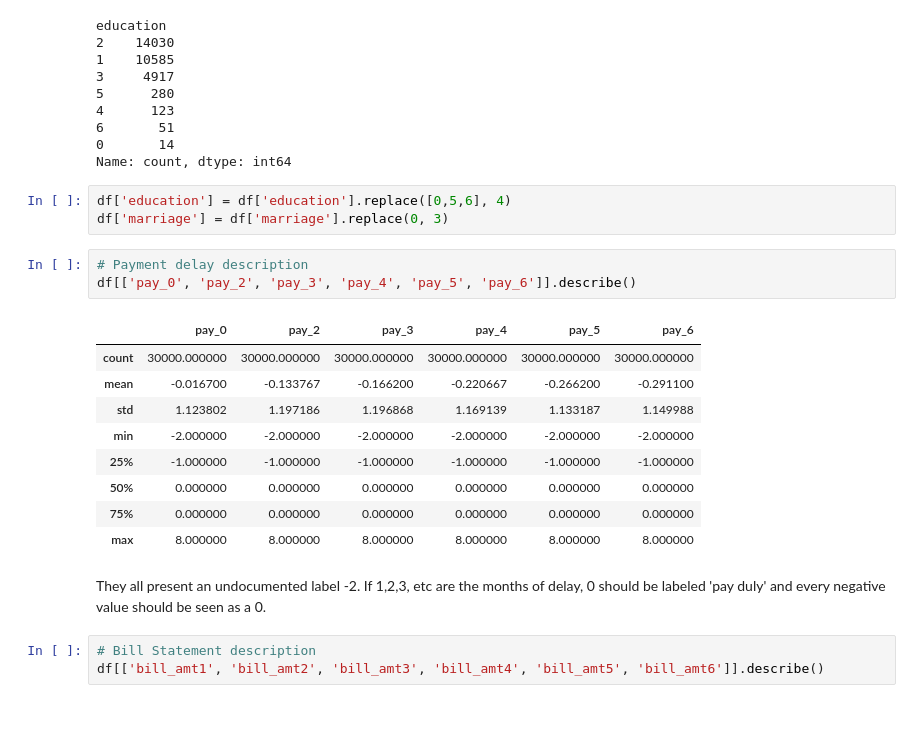
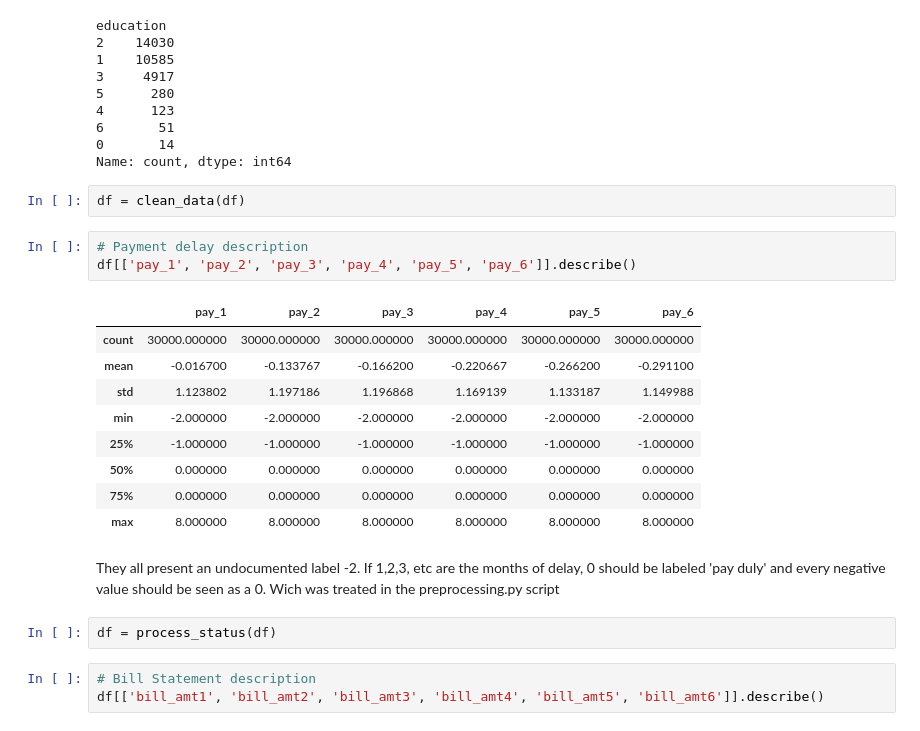
Before and after one commit to ASFischer/credit_risk, a Jupyter notebook: notebooks/eda.ipynb, the cells around one changed output. Cells and saved outputs as stored; diff of their text form.

```diff
--- a/notebooks/eda.ipynb
+++ b/notebooks/eda.ipynb
@@ -153,14 +157,13 @@ education
 6       51
 0       14
 Name: count, dtype: int64
-# %%
-df['education'] = df['education'].replace([0,5,6], 4)
-df['marriage'] = df['marriage'].replace(0, 3)
+# %%
+df = clean_data(df)
 # %%
 # Payment delay description
-df[['pay_0', 'pay_2', 'pay_3', 'pay_4', 'pay_5', 'pay_6']].describe()
+df[['pay_1', 'pay_2', 'pay_3', 'pay_4', 'pay_5', 'pay_6']].describe()
 # %% [output]
-|  | pay_0 | pay_2 | pay_3 | pay_4 | pay_5 | pay_6 |
+|  | pay_1 | pay_2 | pay_3 | pay_4 | pay_5 | pay_6 |
 | count | 30000.000000 | 30000.000000 | 30000.000000 | 30000.000000 | 30000.000000 | 30000.000000 |
 | mean | -0.016700 | -0.133767 | -0.166200 | -0.220667 | -0.266200 | -0.291100 |
 | std | 1.123802 | 1.197186 | 1.196868 | 1.169139 | 1.133187 | 1.149988 |
@@ -170,7 +173,9 @@ df[['pay_0', 'pay_2', 'pay_3', 'pay_4', 'pay_5', 'pay_6']].describe()
 | 75% | 0.000000 | 0.000000 | 0.000000 | 0.000000 | 0.000000 | 0.000000 |
 | max | 8.000000 | 8.000000 | 8.000000 | 8.000000 | 8.000000 | 8.000000 |
 # %% [markdown]
-They all present an undocumented label -2. If 1,2,3, etc are the months of delay, 0 should be labeled 'pay duly' and every negative value should be seen as a 0.
+They all present an undocumented label -2. If 1,2,3, etc are the months of delay, 0 should be labeled 'pay duly' and every negative value should be seen as a 0. Wich was treated in the preprocessing.py script
+# %%
+df = process_status(df)
 # %%
 # Bill Statement description
 df[['bill_amt1', 'bill_amt2', 'bill_amt3', 'bill_amt4', 'bill_amt5', 'bill_amt6']].describe()
```
Also changed, not shown: parts of 15 cells of this notebook, 3 other files.
